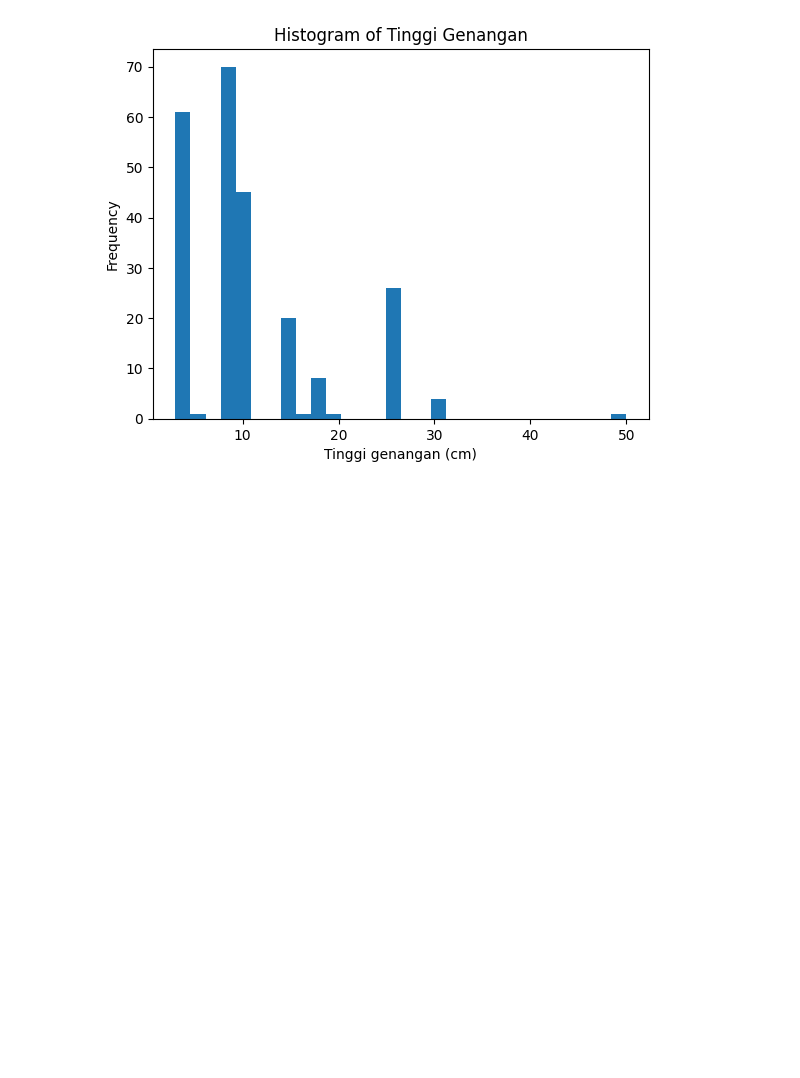
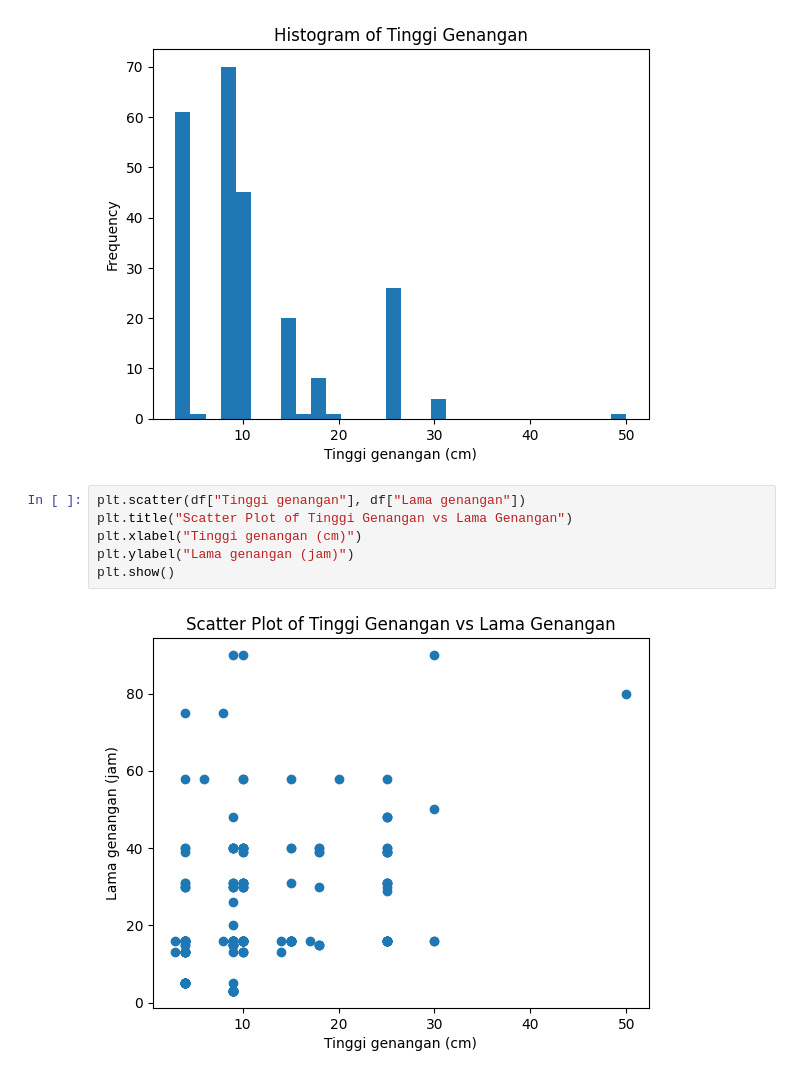
Before and after one commit to izamrosiawan/ss-code-semester-3, a Jupyter notebook: ipsd/minggu-5/praktikum-5.ipynb, the cells around one changed output. Cells and saved outputs as stored; diff of their text form; blank space fills up the shorter version.

```diff
--- a/ipsd/minggu-5/praktikum-5.ipynb
+++ b/ipsd/minggu-5/praktikum-5.ipynb
@@ -373,3 +373,11 @@ plt.ylabel("Frequency")
 plt.show()
 # %% [output]
 [figure]
+# %%
+plt.scatter(df["Tinggi genangan"], df["Lama genangan"])
+plt.title("Scatter Plot of Tinggi Genangan vs Lama Genangan")
+plt.xlabel("Tinggi genangan (cm)")
+plt.ylabel("Lama genangan (jam)")
+plt.show()
+# %% [output]
+[figure, added]
```
Also changed, not shown: parts of 2 cells of this notebook.
